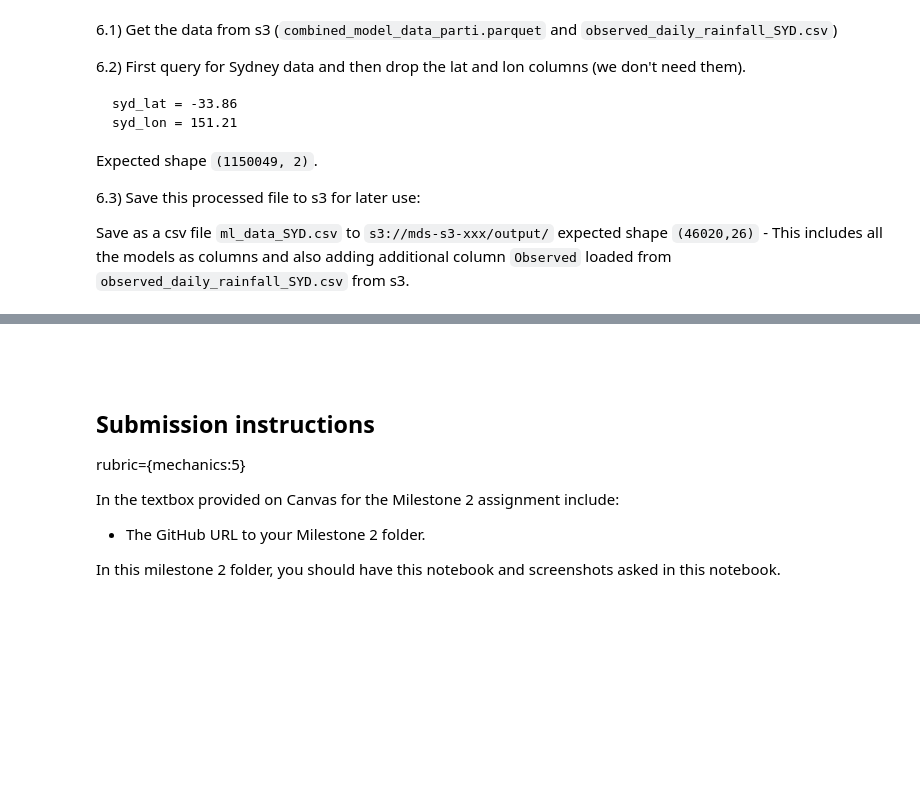
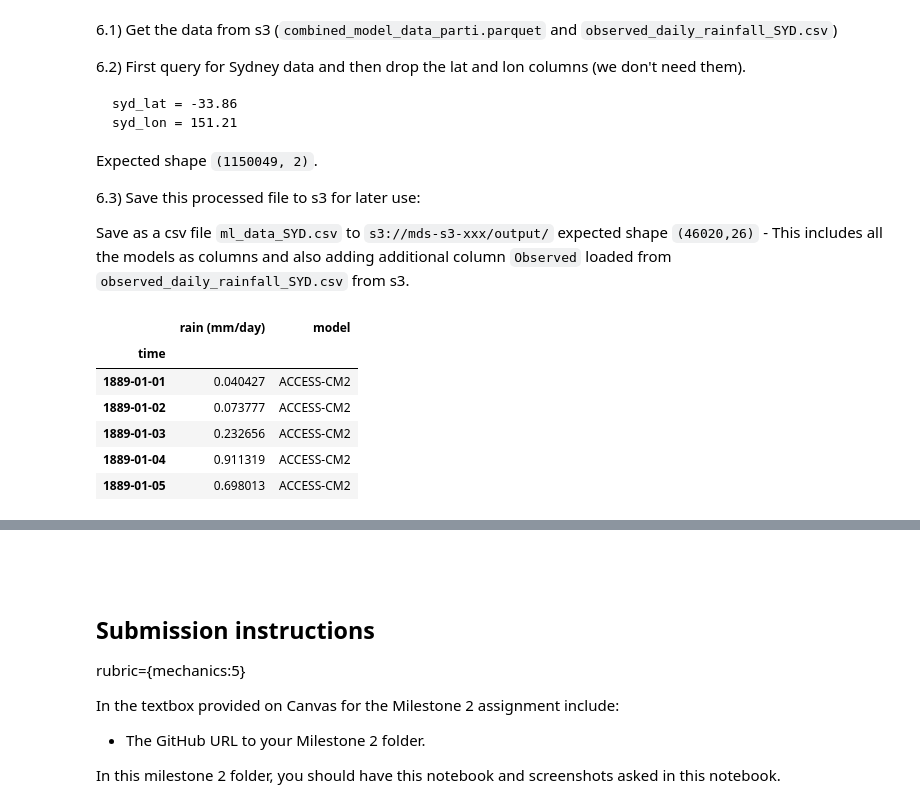
Before and after one commit to UBC-MDS/525_group_14, a Jupyter notebook: milestone2/Milestone2.ipynb, the cells around one changed output, grey strips where cells are left out. Cells and saved outputs as stored; diff of their text form; code cells hidden in the pictures; blank space fills up the shorter version.

```diff
--- a/milestone2/Milestone2.ipynb
+++ b/milestone2/Milestone2.ipynb
@@ -191,0 +200,23 @@
+# %%
+lat = -33.86
+lon = 151.21
+
+df = df[(df['lat_min'] < lat) & (df['lat_max'] > lat)]
+df = df[(df['lon_min'] < lon) & (df['lon_max'] > lon)]
+
+# Drop redundant columns
+df = df.drop(['lat_min', 'lat_max', 'lon_min', 'lon_max'], axis=1)
+
+# Re-format time
+df['time'] = pd.to_datetime(df['time']).dt.date
+df = df.set_index('time')
+
+df.head()
+# %% [output]
+|  | rain (mm/day) | model |
+| time |  |  |
+| 1889-01-01 | 0.040427 | ACCESS-CM2 |
+| 1889-01-02 | 0.073777 | ACCESS-CM2 |
+| 1889-01-03 | 0.232656 | ACCESS-CM2 |
+| 1889-01-04 | 0.911319 | ACCESS-CM2 |
+| 1889-01-05 | 0.698013 | ACCESS-CM2 |
```
Also changed, not shown: parts of 15 cells of this notebook, 3 other files.
